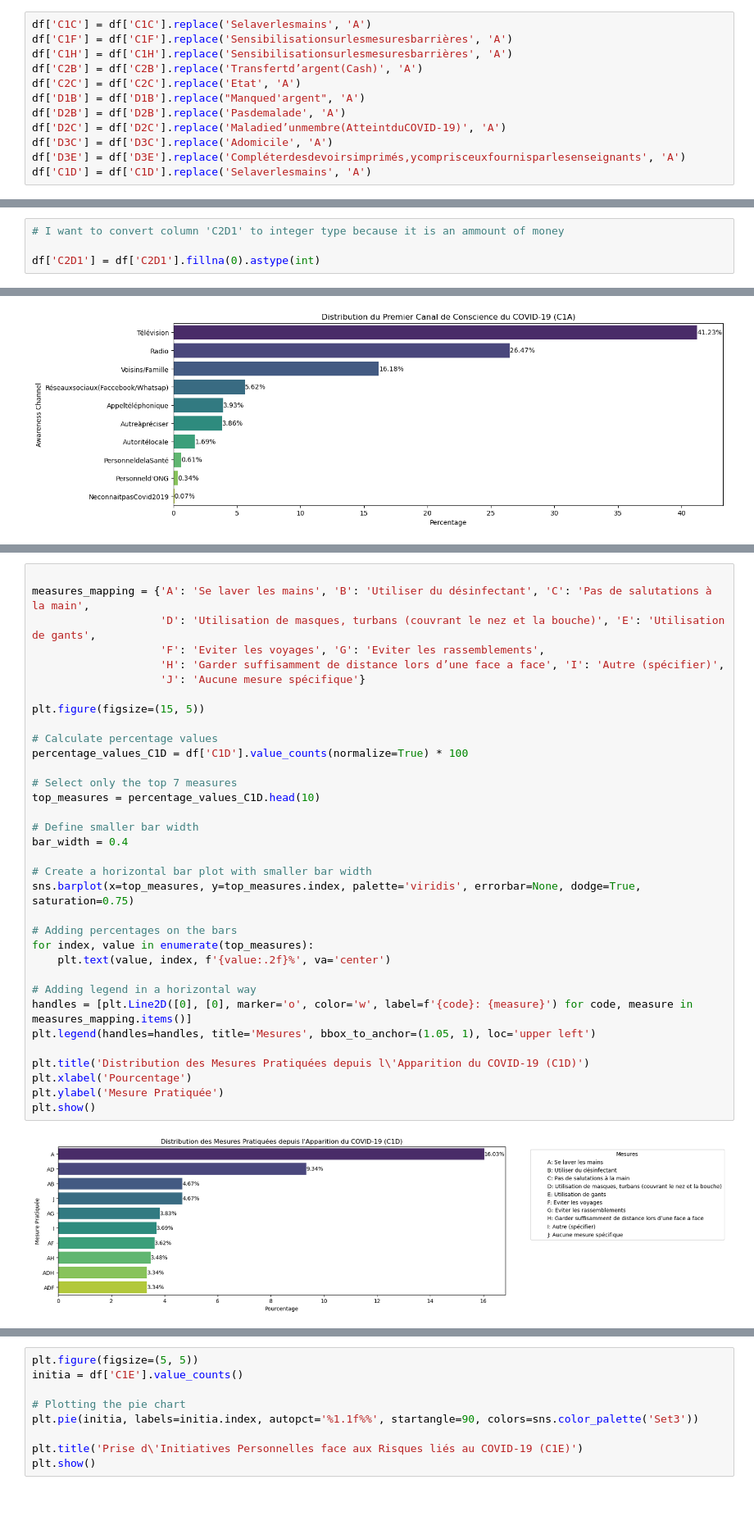
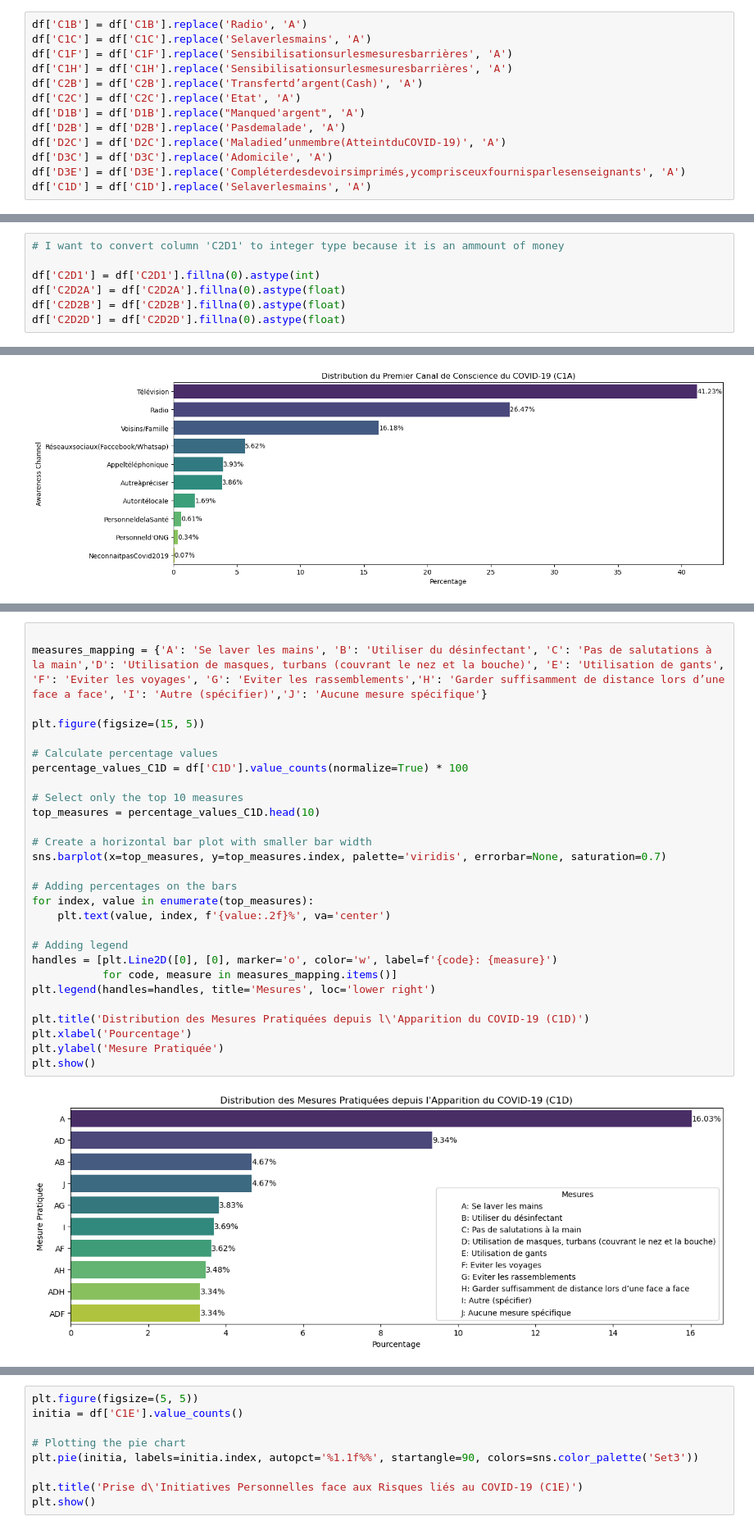
Before and after one commit to Abmstpha/Covid_Mauritania, a Jupyter notebook: Covid.ipynb, the cells around one changed output, grey strips where cells are left out. Shown at 82% size. Saved outputs shown, nothing was run; the diff lists cells and outputs as text; blank space fills up the shorter version.

```diff
--- a/Covid.ipynb
+++ b/Covid.ipynb
@@ -126,6 +129,7 @@ df = df.applymap(lambda x: x.strip() if isinstance(x, str) else x)
 #here I want to remove all spaces within the string values
 df = df.applymap(lambda x: ''.join(x.split()) if isinstance(x, str) else x)
 # %%
+df['C1B'] = df['C1B'].replace('Radio', 'A')
 df['C1C'] = df['C1C'].replace('Selaverlesmains', 'A')
 df['C1F'] = df['C1F'].replace('Sensibilisationsurlesmesuresbarrières', 'A')
 df['C1H'] = df['C1H'].replace('Sensibilisationsurlesmesuresbarrières', 'A')
@@ -162,3 +166,6 @@ D3E ['A' 'B' 'I' 'D' 'DGH' 'H' 'G' 'ACG' 'F' 'DH' 'C' 'AH' 'DEG' 'BCE' 'ABF'
 # I want to convert column 'C2D1' to integer type because it is an ammount of money
 
 df['C2D1'] = df['C2D1'].fillna(0).astype(int)
+df['C2D2A'] = df['C2D2A'].fillna(0).astype(float)
+df['C2D2B'] = df['C2D2B'].fillna(0).astype(float)
+df['C2D2D'] = df['C2D2D'].fillna(0).astype(float)
@@ -347,37 +359,31 @@ plt.show()
 [figure]
 # %%
 
-measures_mapping = {'A': 'Se laver les mains', 'B': 'Utiliser du désinfectant', 'C': 'Pas de salutations à la main',
-                    'D': 'Utilisation de masques, turbans (couvrant le nez et la bouche)', 'E': 'Utilisation de gants',
-                    'F': 'Eviter les voyages', 'G': 'Eviter les rassemblements',
-                    'H': 'Garder suffisamment de distance lors d’une face a face', 'I': 'Autre (spécifier)',
-                    'J': 'Aucune mesure spécifique'}
+measures_mapping = {'A': 'Se laver les mains', 'B': 'Utiliser du désinfectant', 'C': 'Pas de salutations à la main','D': 'Utilisation de masques, turbans (couvrant le nez et la bouche)', 'E': 'Utilisation de gants', 'F': 'Eviter les voyages', 'G': 'Eviter les rassemblements','H': 'Garder suffisamment de distance lors d’une face a face', 'I': 'Autre (spécifier)','J': 'Aucune mesure spécifique'}
 
 plt.figure(figsize=(15, 5))
 
 # Calculate percentage values
 percentage_values_C1D = df['C1D'].value_counts(normalize=True) * 100
 
-# Select only the top 7 measures
+# Select only the top 10 measures
 top_measures = percentage_values_C1D.head(10)
 
-# Define smaller bar width
-bar_width = 0.4
-
 # Create a horizontal bar plot with smaller bar width
-sns.barplot(x=top_measures, y=top_measures.index, palette='viridis', errorbar=None, dodge=True, saturation=0.75)
+sns.barplot(x=top_measures, y=top_measures.index, palette='viridis', errorbar=None, saturation=0.7)
 
 # Adding percentages on the bars
 for index, value in enumerate(top_measures):
     plt.text(value, index, f'{value:.2f}%', va='center')
 
-# Adding legend in a horizontal way
-handles = [plt.Line2D([0], [0], marker='o', color='w', label=f'{code}: {measure}') for code, measure in measures_mapping.items()]
-plt.legend(handles=handles, title='Mesures', bbox_to_anchor=(1.05, 1), loc='upper left')
+# Adding legend
+handles = [plt.Line2D([0], [0], marker='o', color='w', label=f'{code}: {measure}')
+           for code, measure in measures_mapping.items()]
+plt.legend(handles=handles, title='Mesures', loc='lower right')
 
 plt.title('Distribution des Mesures Pratiquées depuis l\'Apparition du COVID-19 (C1D)')
 plt.xlabel('Pourcentage')
 plt.ylabel('Mesure Pratiquée')
 plt.show()
 # %% [output]
-[figure, old version]
+[figure, new version]
```
Also changed, not shown: parts of 24 cells of this notebook.
